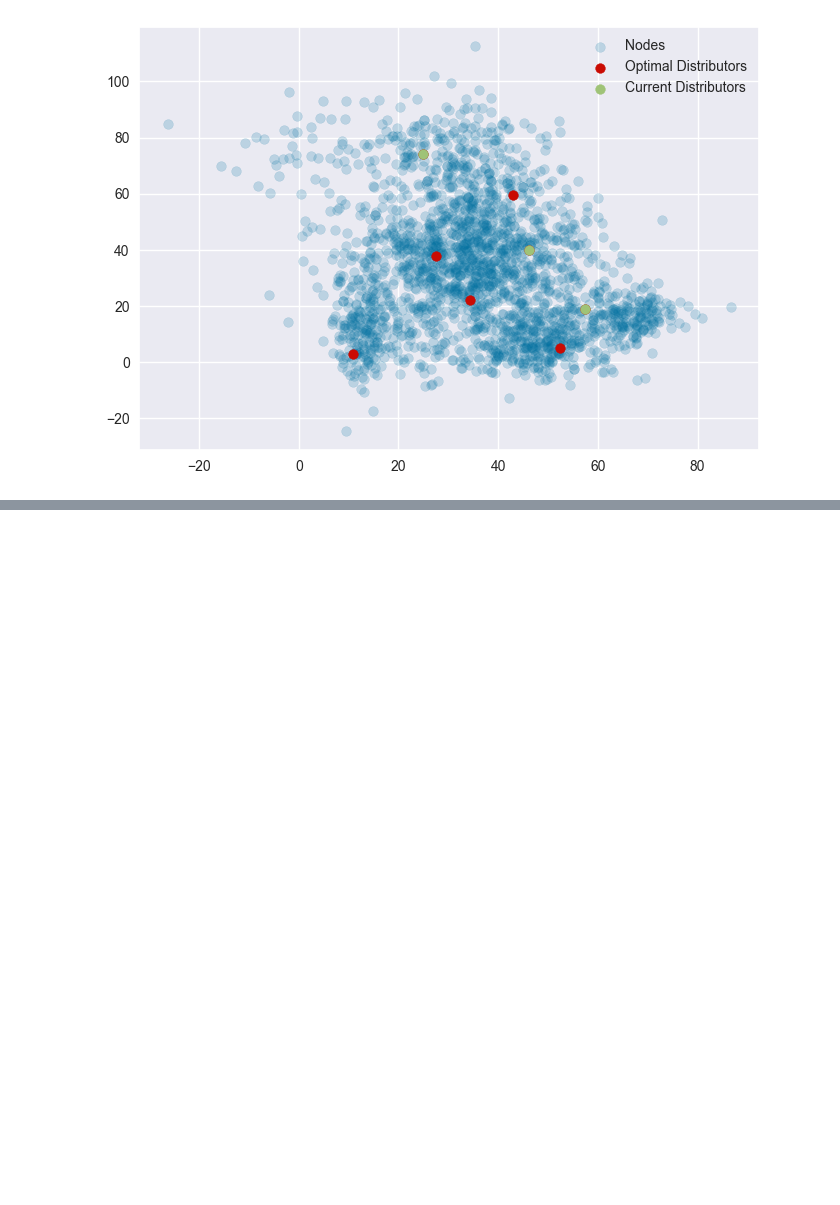
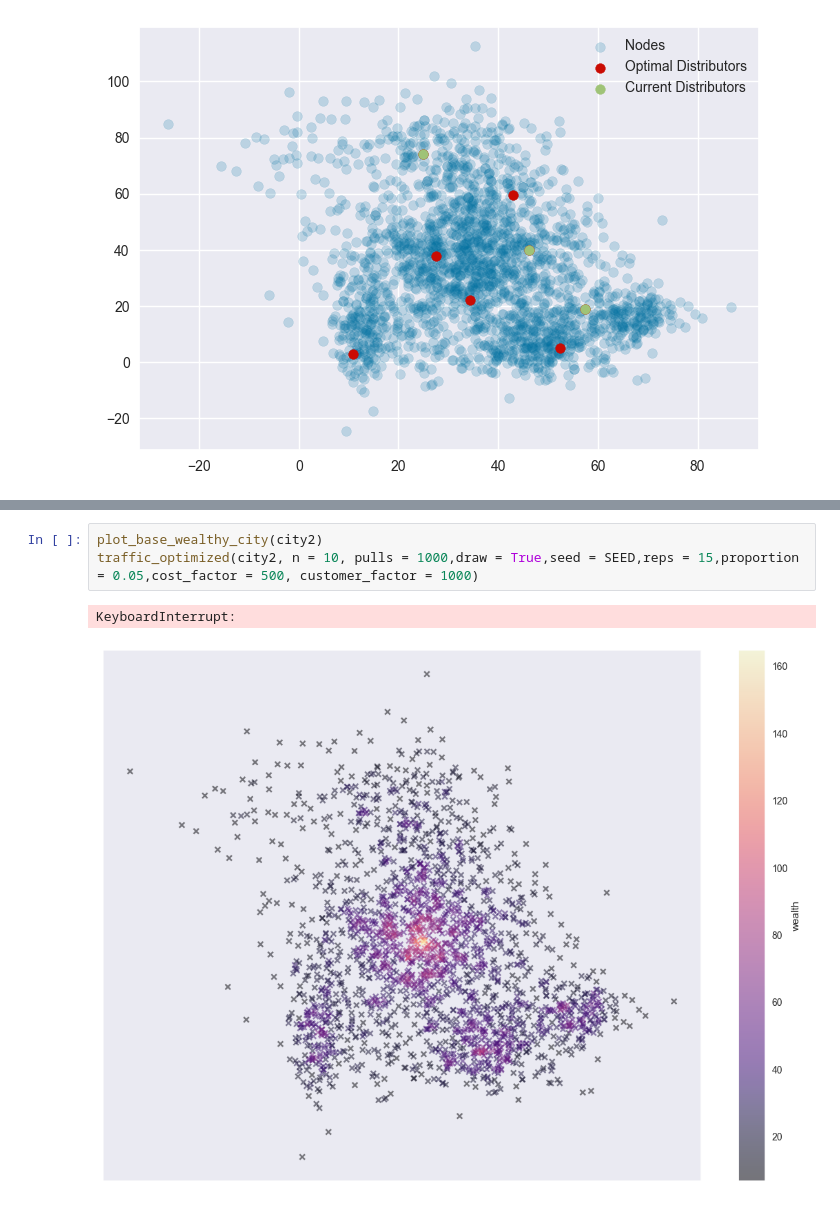
Before and after one commit to jmgpgit/Final-Project, a Jupyter notebook: src/population_distributions.ipynb, the cells around one changed output, grey strips where cells are left out. Cells and saved outputs as stored; diff of their text form; blank space fills up the shorter version.

Commit message:
traffic

```diff
--- a/src/population_distributions.ipynb
+++ b/src/population_distributions.ipynb
@@ -430,0 +463,6 @@ def append_optimal_distributors(city, current,n = 1, pulls = 5000,csr = None,dra
+# %%
+plot_base_wealthy_city(city2)
+traffic_optimized(city2, n = 10, pulls = 1000,draw = True,seed = SEED,reps = 15,proportion = 0.05,cost_factor = 500, customer_factor = 1000)
+# %% [output]
+KeyboardInterrupt:
+[figure, added]
```
Also changed, not shown: parts of 15 cells of this notebook.
